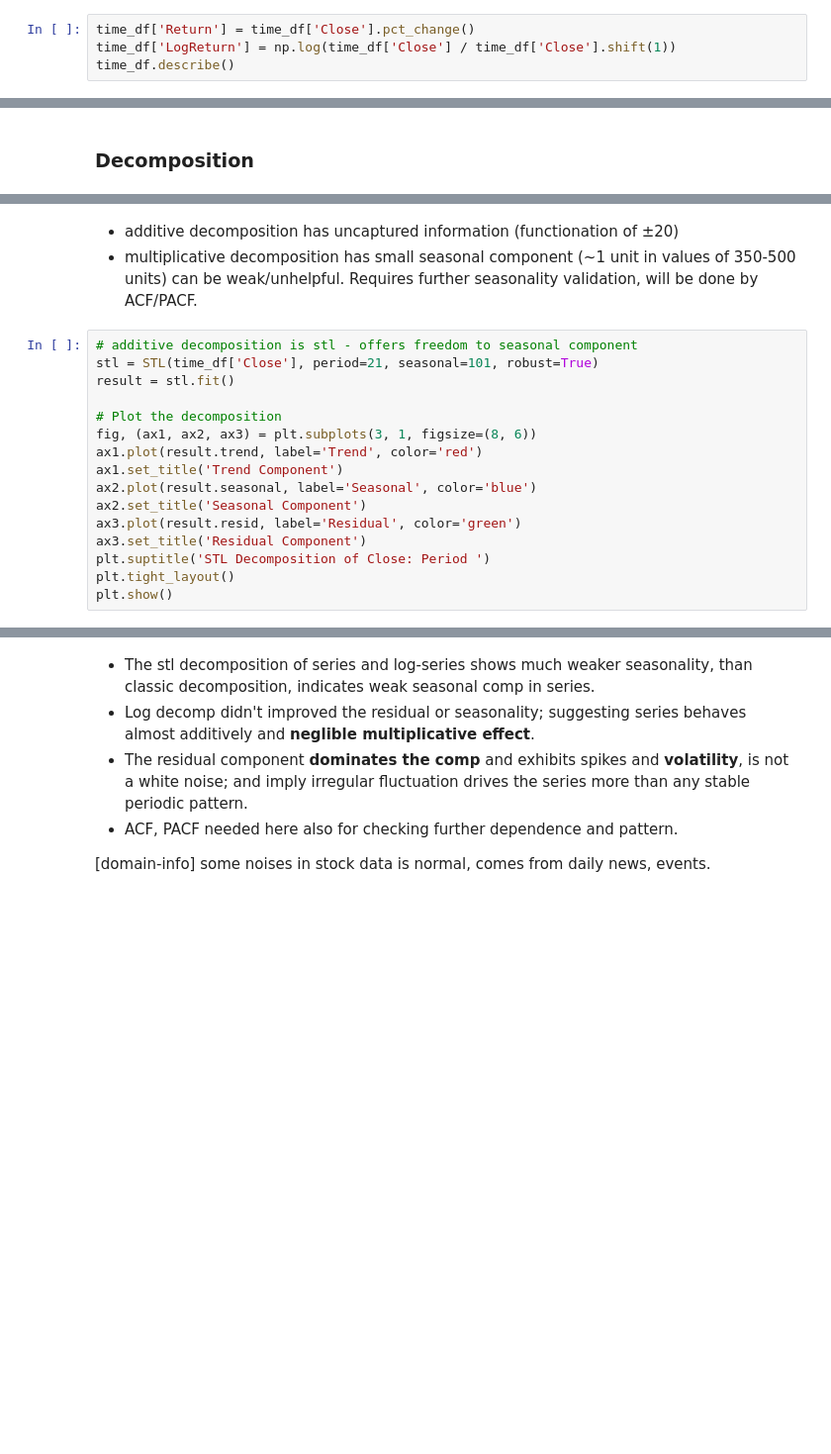
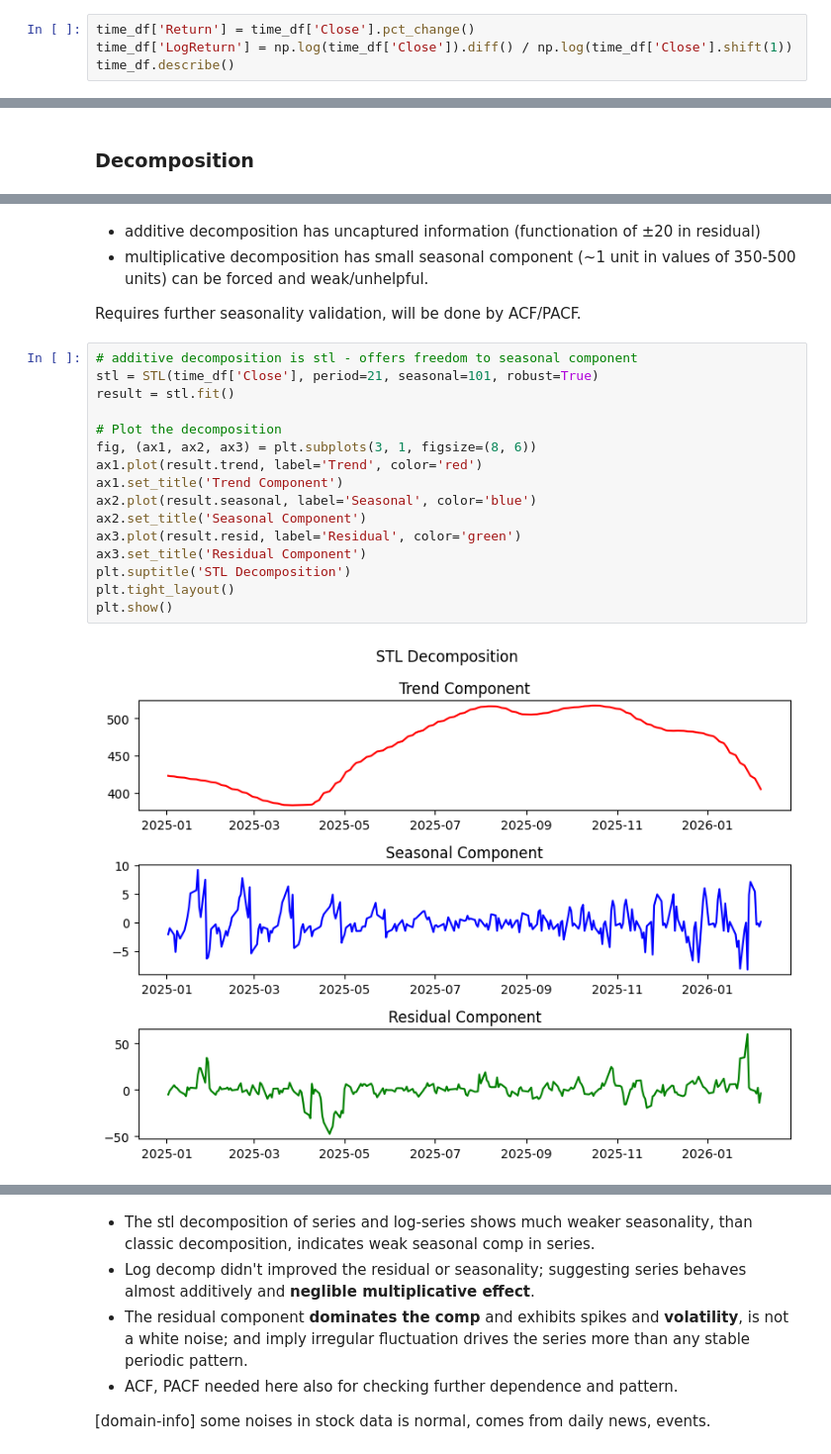
Before and after one commit to shashankgarewal/Time-Series-Analysis-Forecasting, a Jupyter notebook: notebooks/02_eda_analysis.ipynb, the cells around one changed output, grey strips where cells are left out. Shown at 99% size. Drawn from its saved outputs; the diff is of its cells as text; blank space fills up the shorter version.

```diff
--- a/notebooks/02_eda_analysis.ipynb
+++ b/notebooks/02_eda_analysis.ipynb
@@ -33,4 +44,4 @@ time_df.head()
 # %%
 time_df['Return'] = time_df['Close'].pct_change()
-time_df['LogReturn'] = np.log(time_df['Close'] / time_df['Close'].shift(1))
+time_df['LogReturn'] = np.log(time_df['Close']).diff() / np.log(time_df['Close'].shift(1))
 time_df.describe()
@@ -108,23 +169,26 @@ decomp.resid.describe()
 # %% [markdown]
-* additive decomposition has uncaptured information (functionation of ±20)
-* multiplicative decomposition has small seasonal component (~1 unit in values of 350-500 units) can be weak/unhelpful.
+* additive decomposition has uncaptured information (functionation of ±20 in residual)
+* multiplicative decomposition has small seasonal component (~1 unit in values of 350-500 units) can be forced and weak/unhelpful.
+
 Requires further seasonality validation, will be done by ACF/PACF.
 # %%
 # additive decomposition is stl - offers freedom to seasonal component
 stl = STL(time_df['Close'], period=21, seasonal=101, robust=True)
 result = stl.fit()
 
 # Plot the decomposition
 fig, (ax1, ax2, ax3) = plt.subplots(3, 1, figsize=(8, 6))
 ax1.plot(result.trend, label='Trend', color='red')
 ax1.set_title('Trend Component')
 ax2.plot(result.seasonal, label='Seasonal', color='blue')
 ax2.set_title('Seasonal Component')
 ax3.plot(result.resid, label='Residual', color='green')
 ax3.set_title('Residual Component')
-plt.suptitle('STL Decomposition of Close: Period ')
+plt.suptitle('STL Decomposition')
 plt.tight_layout()
 plt.show()
+# %% [output]
+[figure, added]
 # %%
 def plot_stl(period, seasonal):
     stl = STL(time_df['Close'], period=period, seasonal=seasonal, robust=True)
```
Also changed, not shown: parts of 33 cells of this notebook.
